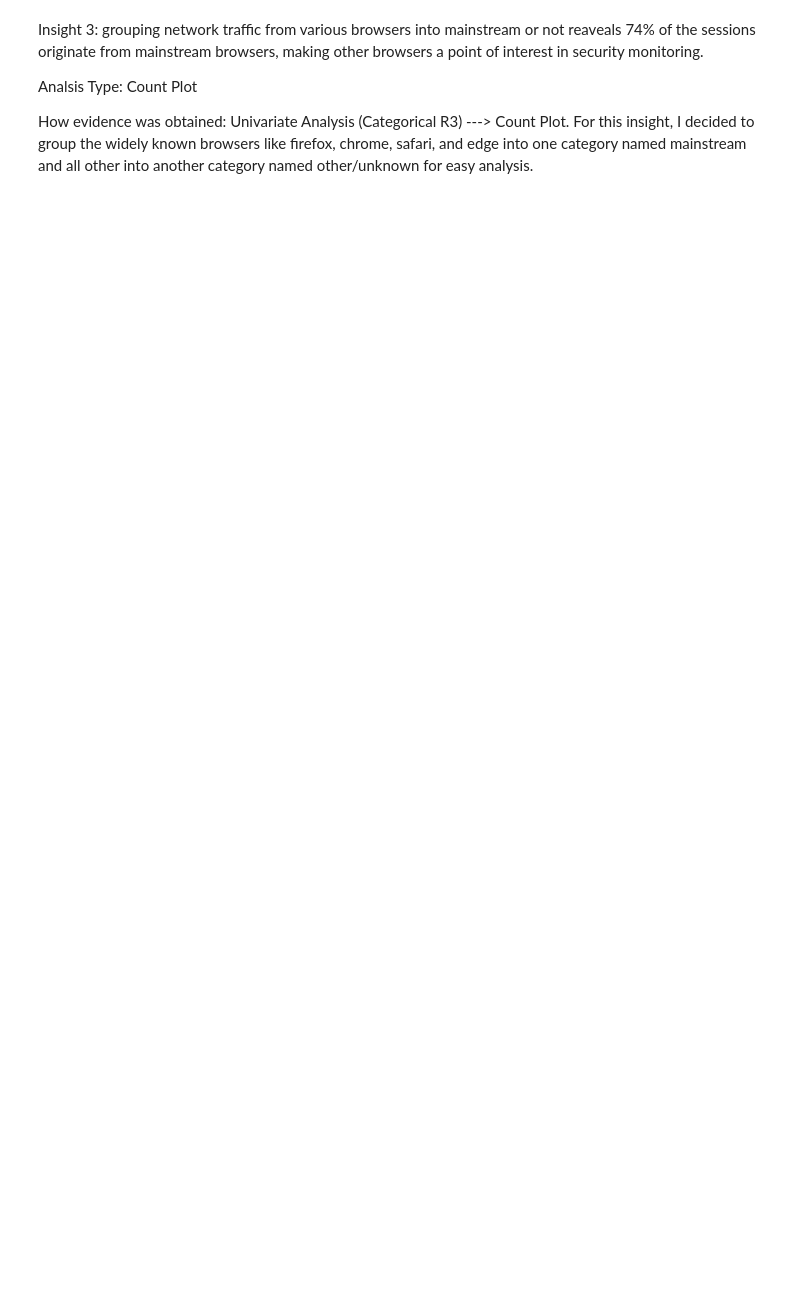
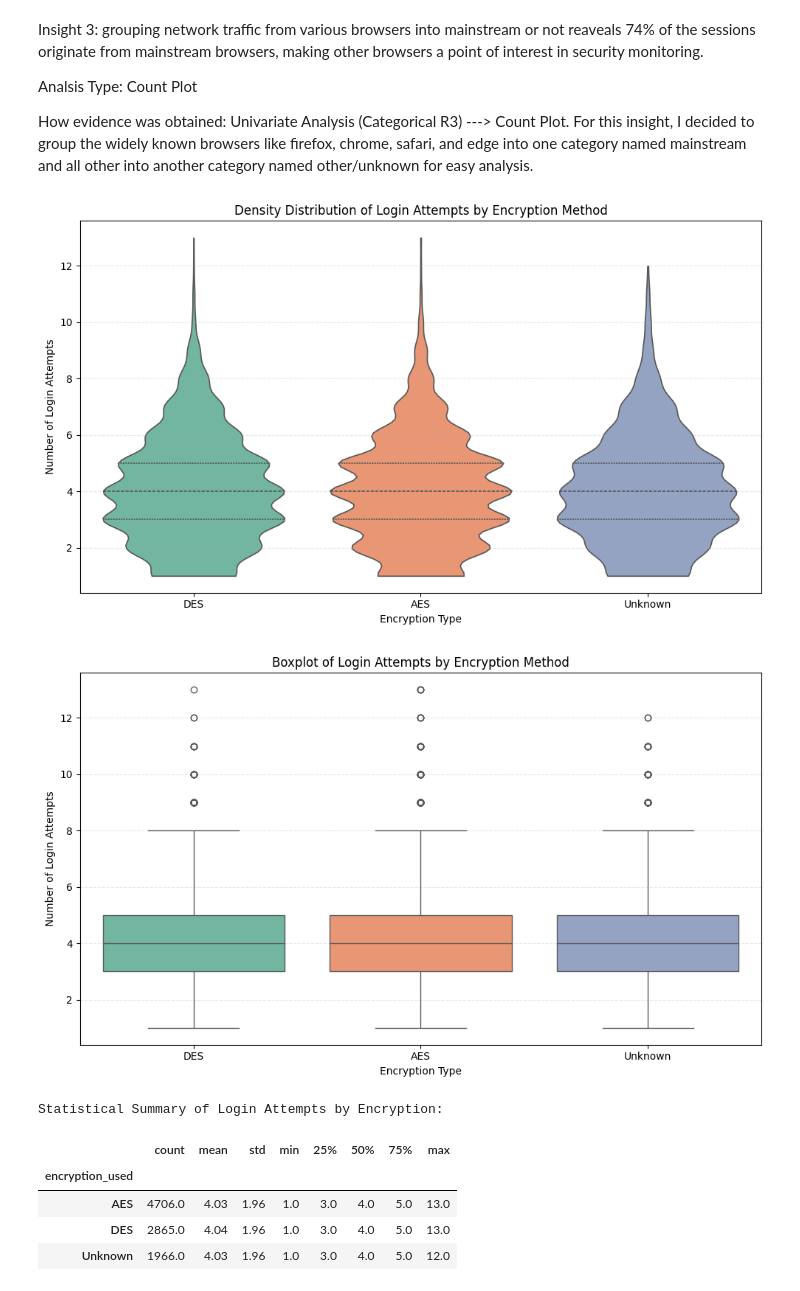
Before and after one commit to JamieBly/CSI4142_FundementalsOfDataScience_A1, a Jupyter notebook: Assignment1/CSI4142_Assignement1_BlyJ_300231604_SameedJ_300253861.ipynb, the cells around one changed output. Drawn from its saved outputs; the diff is of its cells as text; code cells hidden in the pictures; blank space fills up the shorter version.

```diff
--- a/Assignment1/CSI4142_Assignement1_BlyJ_300231604_SameedJ_300253861.ipynb
+++ b/Assignment1/CSI4142_Assignement1_BlyJ_300231604_SameedJ_300253861.ipynb
@@ -479,3 +479,58 @@ Insight 3: grouping network traffic from various browsers into mainstream or not
 Analsis Type: Count Plot
 
 How evidence was obtained: Univariate Analysis (Categorical R3) ---> Count Plot. For this insight, I decided to group the widely known browsers like firefox, chrome, safari, and edge into one category named mainstream and all other into another category named other/unknown for easy analysis.
+# %%
+# 1. Handle missing values
+cyber_df['encryption_used'] = cyber_df['encryption_used'].fillna('Unknown')
+
+
+# --- Plot 1: Violin Plot (Focus on Density) ---
+plt.figure(figsize=(10, 6))
+ax1 = sns.violinplot(
+    data=cyber_df,
+    x="encryption_used",
+    y='login_attempts',
+    palette='Set2',
+    hue="encryption_used",
+    inner='quartile',  # Shows the internal stats clearly
+    cut=0,             # Stops the plot from showing impossible negative logins
+    legend=False
+)
+
+plt.title("Density Distribution of Login Attempts by Encryption Method")
+plt.xlabel("Encryption Type")
+plt.ylabel("Number of Login Attempts")
+plt.grid(axis='y', linestyle='--', alpha=0.3)
+plt.tight_layout()
+plt.show()
+
+# --- Plot 2: Boxplot (Focus on Outliers) ---
+plt.figure(figsize=(10, 6))
+ax2 = sns.boxplot(
+    data=cyber_df,
+    x="encryption_used",
+    y='login_attempts',
+    palette='Set2',
+    hue="encryption_used",
+    legend=False
+)
+
+plt.title("Boxplot of Login Attempts by Encryption Method")
+plt.xlabel("Encryption Type")
+plt.ylabel("Number of Login Attempts")
+plt.grid(axis='y', linestyle='--', alpha=0.3)
+plt.tight_layout()
+plt.show()
+
+# Summary Statistics for "Supporting Evidence" (Requirement r4)
+print("Statistical Summary of Login Attempts by Encryption:")
+display(cyber_df.groupby('encryption_used')['login_attempts'].describe().round(2))
+# %% [output]
+[figure, added]
+[figure, added]
+Statistical Summary of Login Attempts by Encryption:
+|  | count | mean | std | min | 25% | 50% | 75% | max |
+| encryption_used |  |  |  |  |  |  |  |  |
+| AES | 4706.0 | 4.03 | 1.96 | 1.0 | 3.0 | 4.0 | 5.0 | 13.0 |
+| DES | 2865.0 | 4.04 | 1.96 | 1.0 | 3.0 | 4.0 | 5.0 | 13.0 |
+| Unknown | 1966.0 | 4.03 | 1.96 | 1.0 | 3.0 | 4.0 | 5.0 | 12.0 |
```
Also changed, not shown: parts of 18 cells of this notebook.
